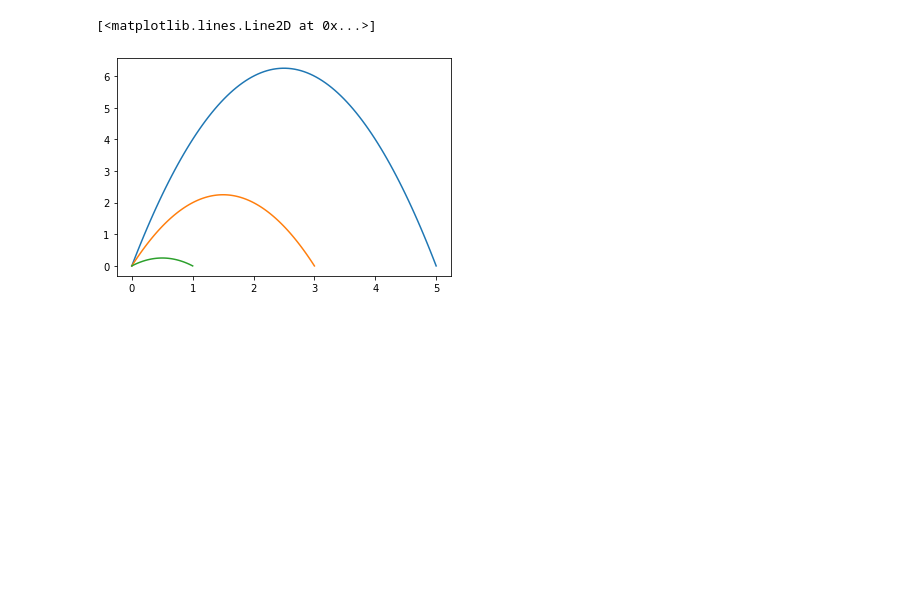
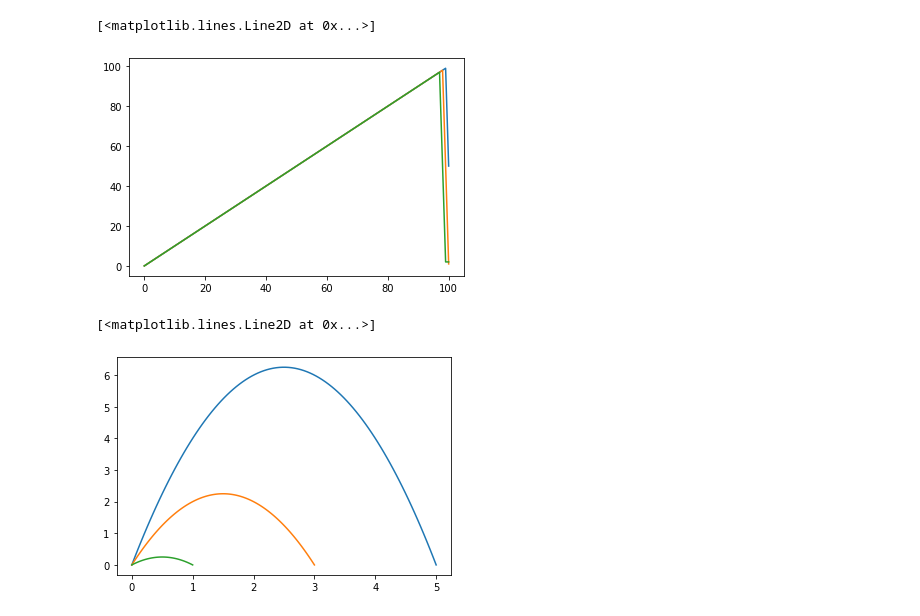
Before and after one commit to basm92/micro2_gametheory, a Jupyter notebook: Game theory assignment 1.ipynb, the cells around one changed output. Saved outputs shown, nothing was run; the diff lists cells and outputs as text; code cells hidden in the pictures; blank space fills up the shorter version.

```diff
--- a/Game theory assignment 1.ipynb
+++ b/Game theory assignment 1.ipynb
@@ -11,6 +11,32 @@ a = 10
 c = 1
 
 root = 0
+# %%
+# maybe new attempt
+
+def profit1(a1, a2):
+    if a1 + a2 <= 100:
+        profit = a1
+    elif a1 + a2 > 100 and a1 < a2:
+        profit = a1
+    elif a1 + a2 > 100 and a1 > a2:
+        profit = 100 - a2
+    elif a1 + a2 > 100 and a1 == a2:
+        profit = 50
+    return profit
+# %%
+a1 = np.linspace(0, 100, num = 101)
+a2 = 100
+plt.plot([profit1(x, a2) for x in a1])
+
+a2 = 99
+plt.plot([profit1(x, a2) for x in a1])
+
+a2 = 98
+plt.plot([profit1(x, a2) for x in a1])
+# %% [output]
+[<matplotlib.lines.Line2D at 0x...>]
+[figure, added]
 # %%
 def plot_pi_1(q2, q3):
     root = (a - b*q2 - b*q3 - c)/b
```
Also changed, not shown: parts of 4 cells of this notebook, 2 other files.
